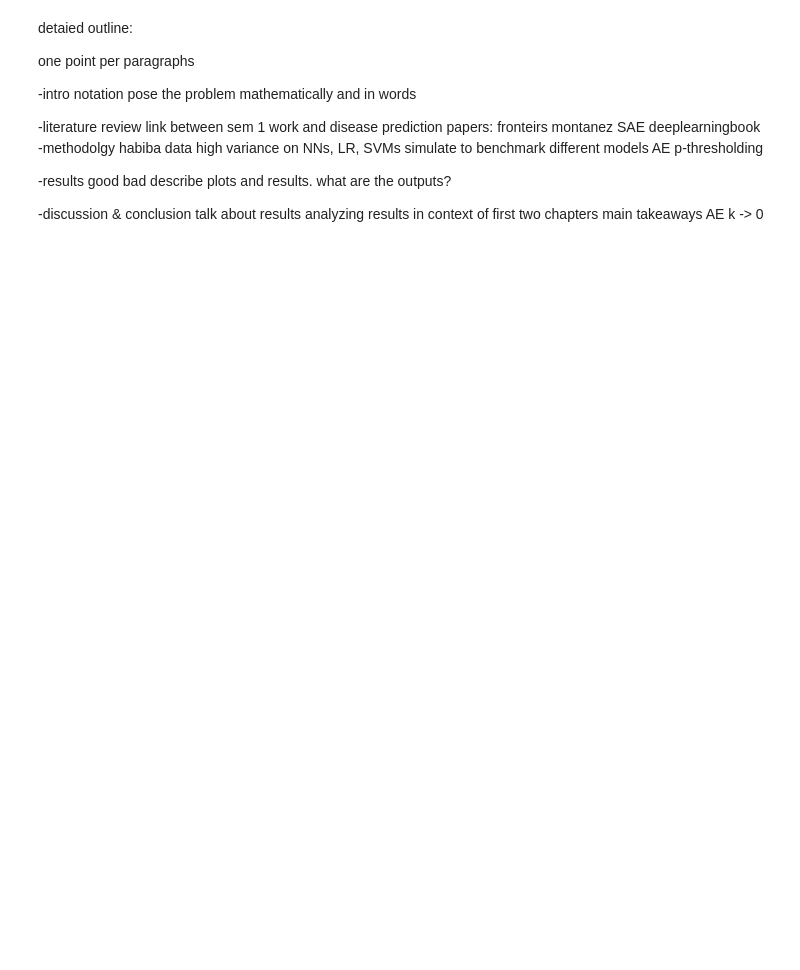
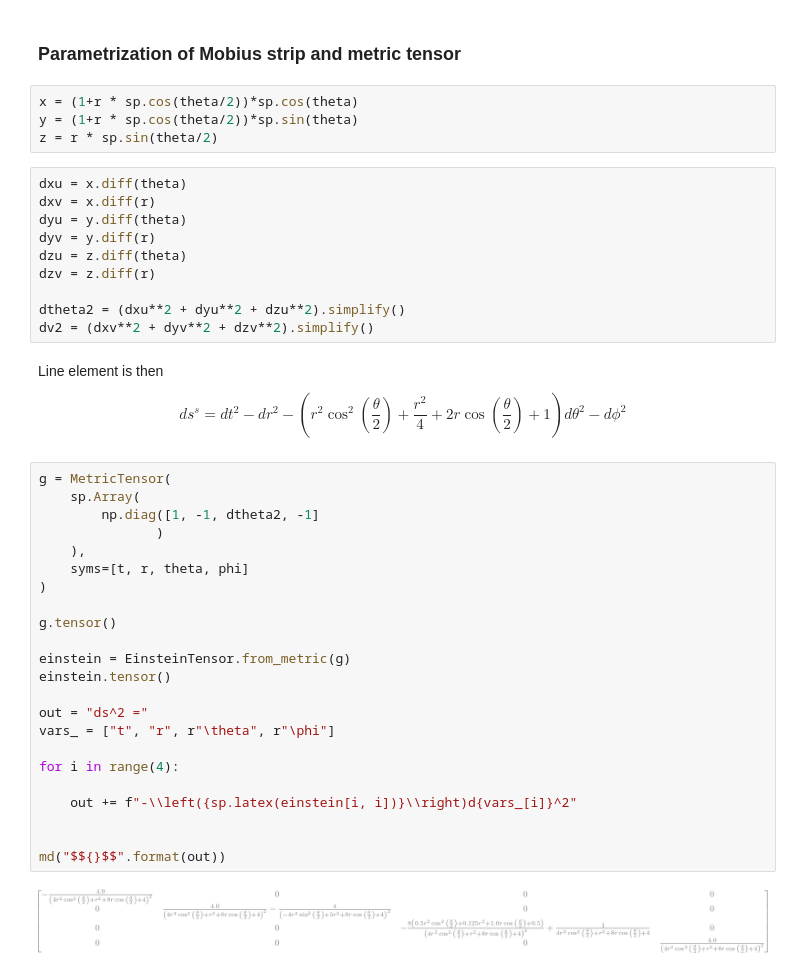
Before and after one commit to HussainMSajwani/ProjectMobius, a Jupyter notebook: efe_py.ipynb, the cells around one changed output. Saved outputs shown, nothing was run; the diff lists cells and outputs as text; blank space fills up the shorter version.

```diff
--- a/efe_py.ipynb
+++ b/efe_py.ipynb
@@ -8,29 +9,47 @@ sympy.init_printing()
-# %% [markdown]
-detaied outline:
-
-one point per paragraphs
-
--intro
-    notation
-    pose the problem mathematically and in words
-
--literature review
-    link between sem 1 work and disease prediction
-    papers: fronteirs montanez SAE deeplearningbook
--methodolgy
-    habiba data high variance on NNs, LR, SVMs
-    simulate to benchmark
-    different models
-        AE
-        p-thresholding
-
--results
-    good bad
-    describe plots and results. what are the outputs?
-
--discussion & conclusion
-    talk about results
-    analyzing results in context of first two chapters
-    main takeaways
-        AE k -> 0
+# %% [markdown]
+### Parametrization of Mobius strip and metric tensor
+# %%
+x = (1+r * sp.cos(theta/2))*sp.cos(theta)
+y = (1+r * sp.cos(theta/2))*sp.sin(theta)
+z = r * sp.sin(theta/2)
+# %%
+dxu = x.diff(theta)
+dxv = x.diff(r)
+dyu = y.diff(theta)
+dyv = y.diff(r)
+dzu = z.diff(theta)
+dzv = z.diff(r)
+
+dtheta2 = (dxu**2 + dyu**2 + dzu**2).simplify()
+dv2 = (dxv**2 + dyv**2 + dzv**2).simplify()
+# %% [markdown]
+Line element is then
+$$
+ds^s = dt^2 -dr^2 - \left(r^{2} \cos^{2}{\left(\frac{\theta}{2} \right)} + \frac{r^{2}}{4} + 2 r \cos{\left(\frac{\theta}{2} \right)} + 1 \right) d \theta^2 - d \phi^2
+$$
+# %%
+g = MetricTensor(
+    sp.Array(
+        np.diag([1, -1, dtheta2, -1]
+               )
+    ),
+    syms=[t, r, theta, phi]
+)
+
+g.tensor()
+
+einstein = EinsteinTensor.from_metric(g)
+einstein.tensor()
+
+out = "ds^2 ="
+vars_ = ["t", "r", r"\theta", r"\phi"]
+
+for i in range(4):
+
+    out += f"-\\left({sp.latex(einstein[i, i])}\\right)d{vars_[i]}^2"
+
+
+md("$${}$$".format(out))
+# %% [output]
+[figure, added]
 # %%
```
Also changed, not shown: parts of 11 cells of this notebook, 12 other files.
